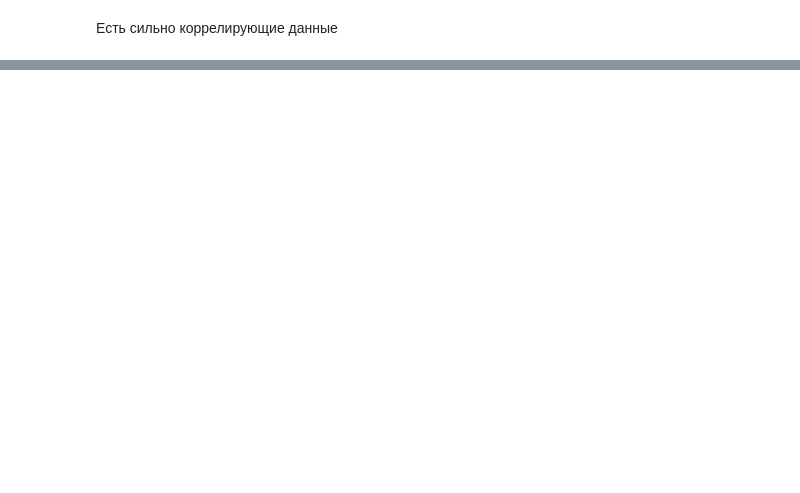
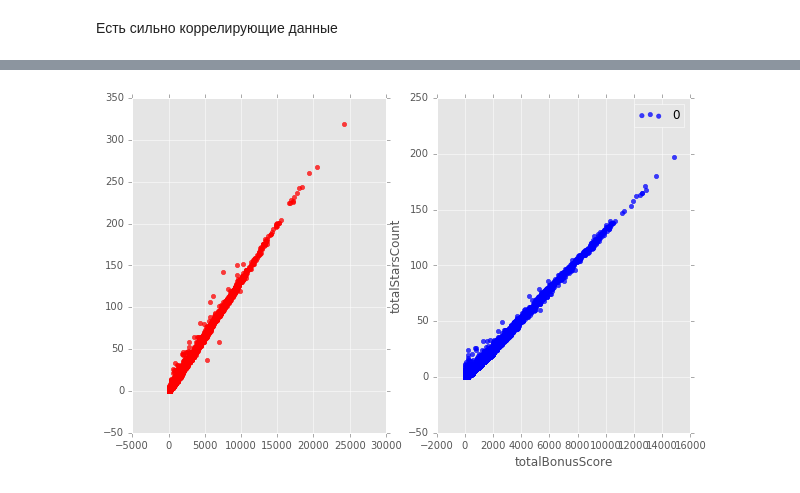
Before and after one commit to kurtov/onlinegames, a Jupyter notebook: 001. hello data + normalize.ipynb, the cells around one changed output, grey strips where cells are left out. Cells and saved outputs as stored; diff of their text form; code cells hidden in the pictures; blank space fills up the shorter version.

```diff
--- a/hello data.ipynb
+++ b/001. hello data + normalize.ipynb
@@ -53,0 +143,4 @@ data.corr()
+# %%
+drow_scatter(data_train, y_train, 'totalBonusScore', 'totalStarsCount', True)
+# %% [output]
+[figure, added]
```
Also changed, not shown: parts of 21 cells of this notebook, 5 other files.
